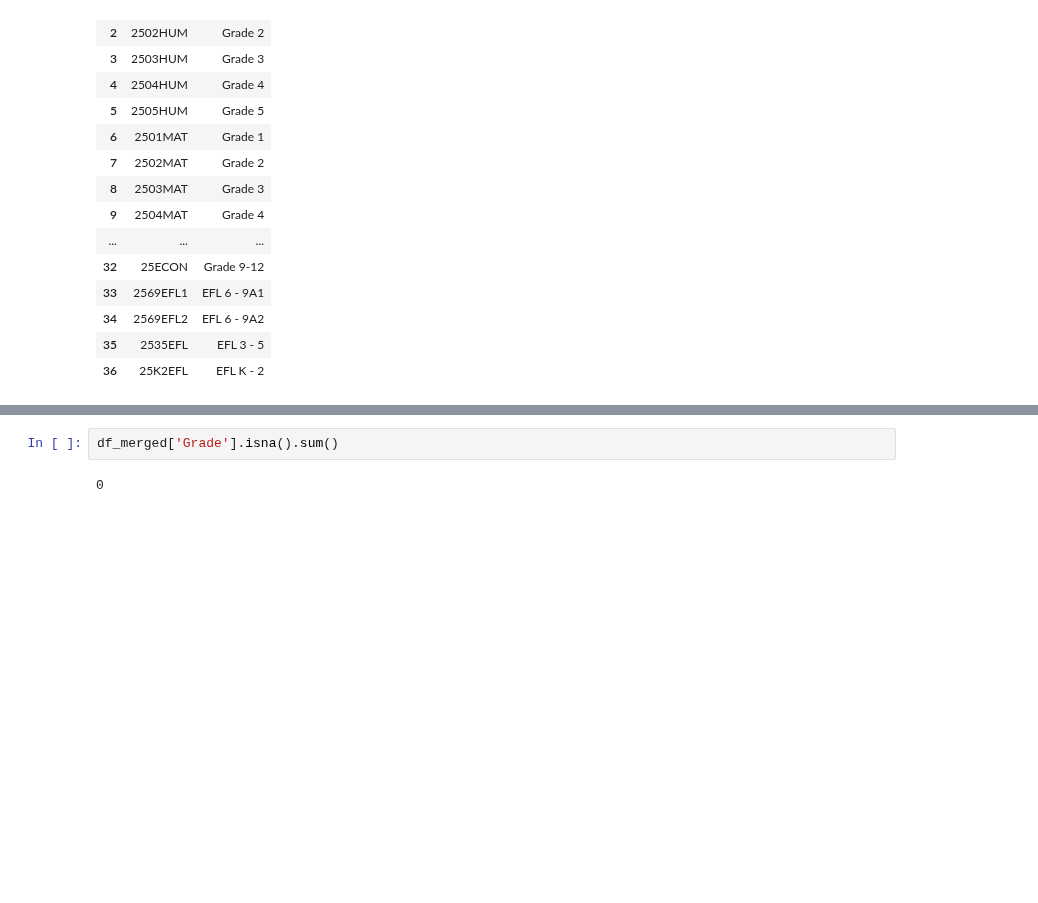
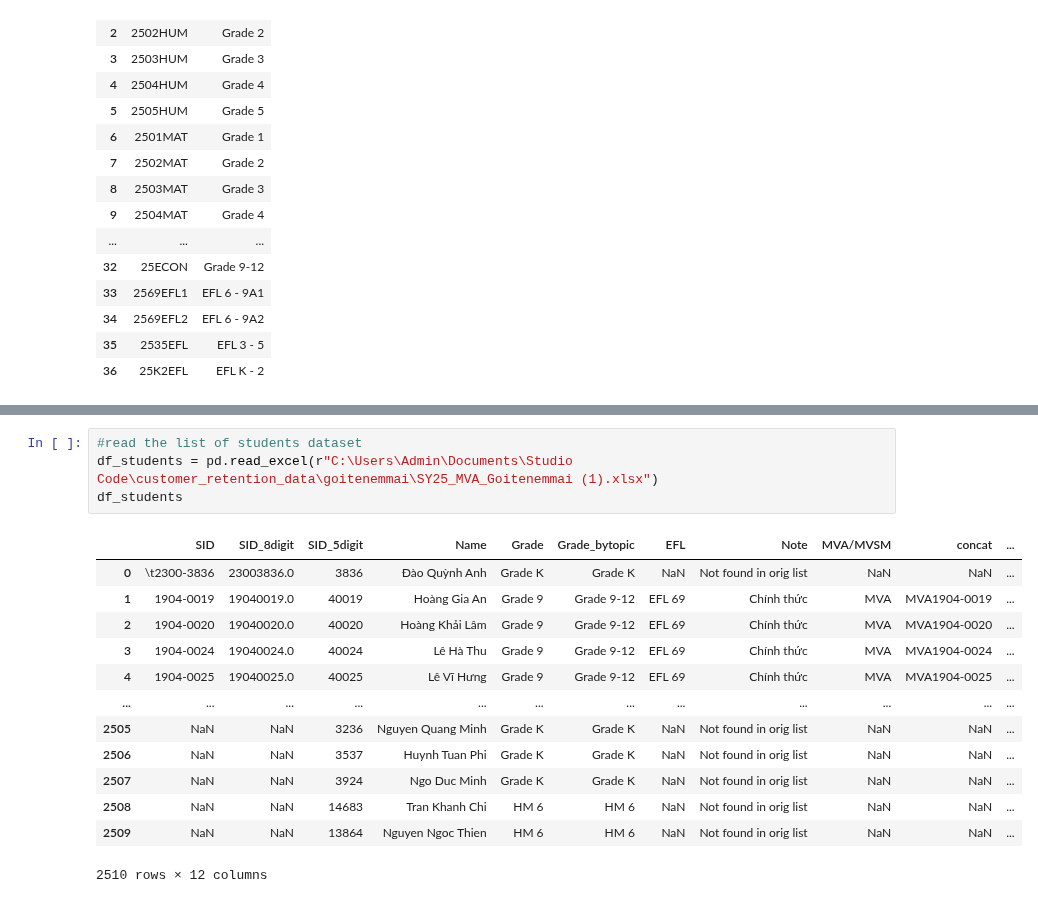
Before and after one commit to tthvan/Customer-Retention-Analysis, a Jupyter notebook: clean_merge.ipynb, the cells around one changed output, grey strips where cells are left out. Drawn from its saved outputs; the diff is of its cells as text; blank space fills up the shorter version.

```diff
--- a/clean_merge.ipynb
+++ b/clean_merge.ipynb
@@ -125,4 +97,18 @@ df_merged = pd.merge(df, df_grade_class_dict, on="Topic", how="left")
 # %%
-df_merged['Grade'].isna().sum()
+#read the list of students dataset
+df_students = pd.read_excel(r"C:\Users\Admin\Documents\Studio Code\customer_retention_data\goitenemmai\SY25_MVA_Goitenemmai (1).xlsx")
+df_students
 # %% [output]
+|  | SID | SID_8digit | SID_5digit | Name | Grade | Grade_bytopic | EFL | Note | MVA/MVSM | concat | ... |
+| 0 | \t2300-3836 | 23003836.0 | 3836 | Đào Quỳnh Anh | Grade K | Grade K | NaN | Not found in orig list | NaN | NaN | ... |
+| 1 | 1904-0019 | 19040019.0 | 40019 | Hoàng Gia An | Grade 9 | Grade 9-12 | EFL 69 | Chính thức | MVA | MVA1904-0019 | ... |
+| 2 | 1904-0020 | 19040020.0 | 40020 | Hoàng Khải Lâm | Grade 9 | Grade 9-12 | EFL 69 | Chính thức | MVA | MVA1904-0020 | ... |
+| 3 | 1904-0024 | 19040024.0 | 40024 | Lê Hà Thu | Grade 9 | Grade 9-12 | EFL 69 | Chính thức | MVA | MVA1904-0024 | ... |
+| 4 | 1904-0025 | 19040025.0 | 40025 | Lê Vĩ Hưng | Grade 9 | Grade 9-12 | EFL 69 | Chính thức | MVA | MVA1904-0025 | ... |
+| ... | ... | ... | ... | ... | ... | ... | ... | ... | ... | ... | ... |
+| 2505 | NaN | NaN | 3236 | Nguyen Quang Minh | Grade K | Grade K | NaN | Not found in orig list | NaN | NaN | ... |
+| 2506 | NaN | NaN | 3537 | Huynh Tuan Phi | Grade K | Grade K | NaN | Not found in orig list | NaN | NaN | ... |
+| 2507 | NaN | NaN | 3924 | Ngo Duc Minh | Grade K | Grade K | NaN | Not found in orig list | NaN | NaN | ... |
+| 2508 | NaN | NaN | 14683 | Tran Khanh Chi | HM 6 | HM 6 | NaN | Not found in orig list | NaN | NaN | ... |
+| 2509 | NaN | NaN | 13864 | Nguyen Ngoc Thien | HM 6 | HM 6 | NaN | Not found in orig list | NaN | NaN | ... |
-0
+2510 rows × 12 columns
```
Also changed, not shown: parts of 14 cells of this notebook, 2 other files.
